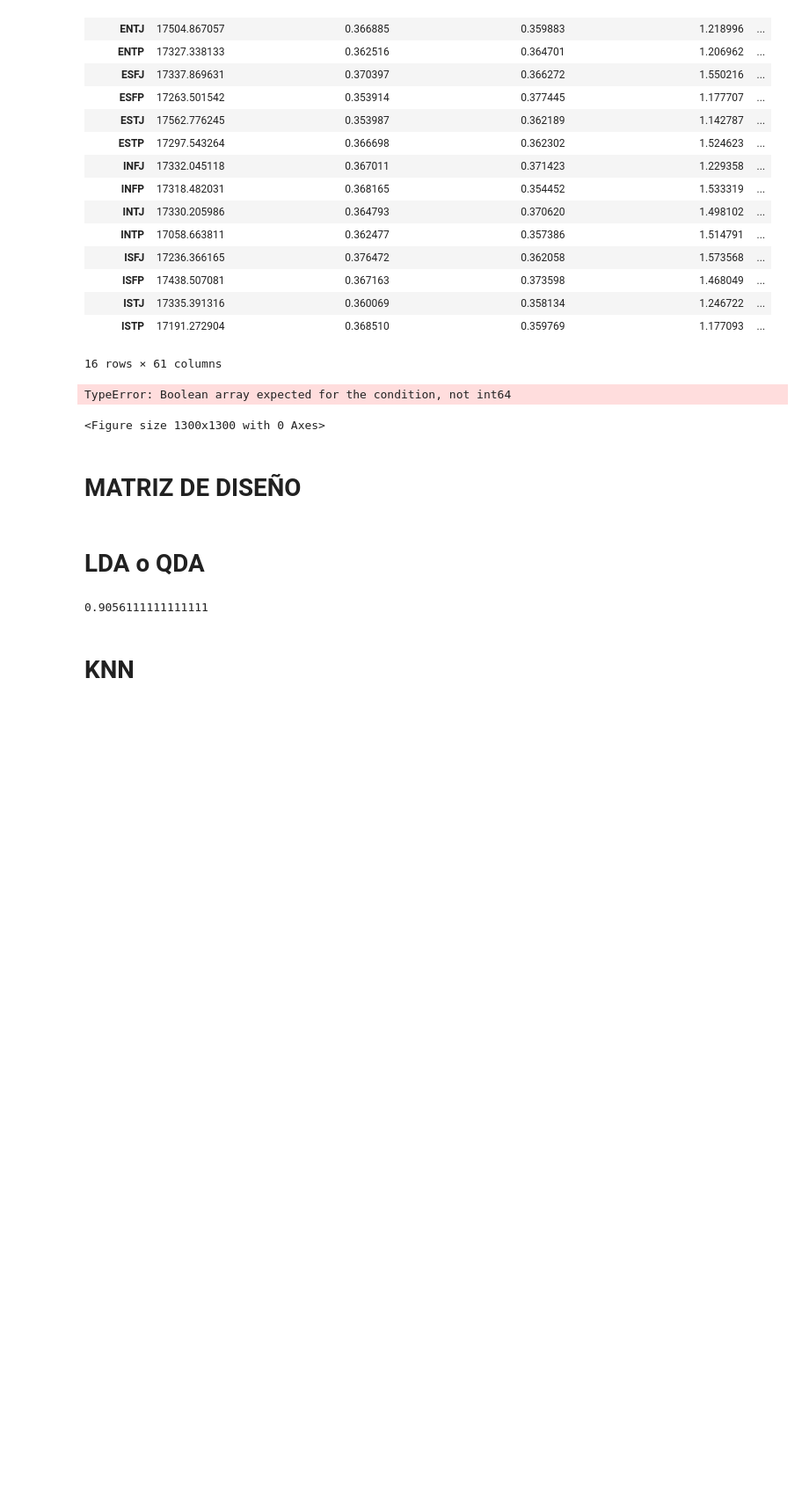
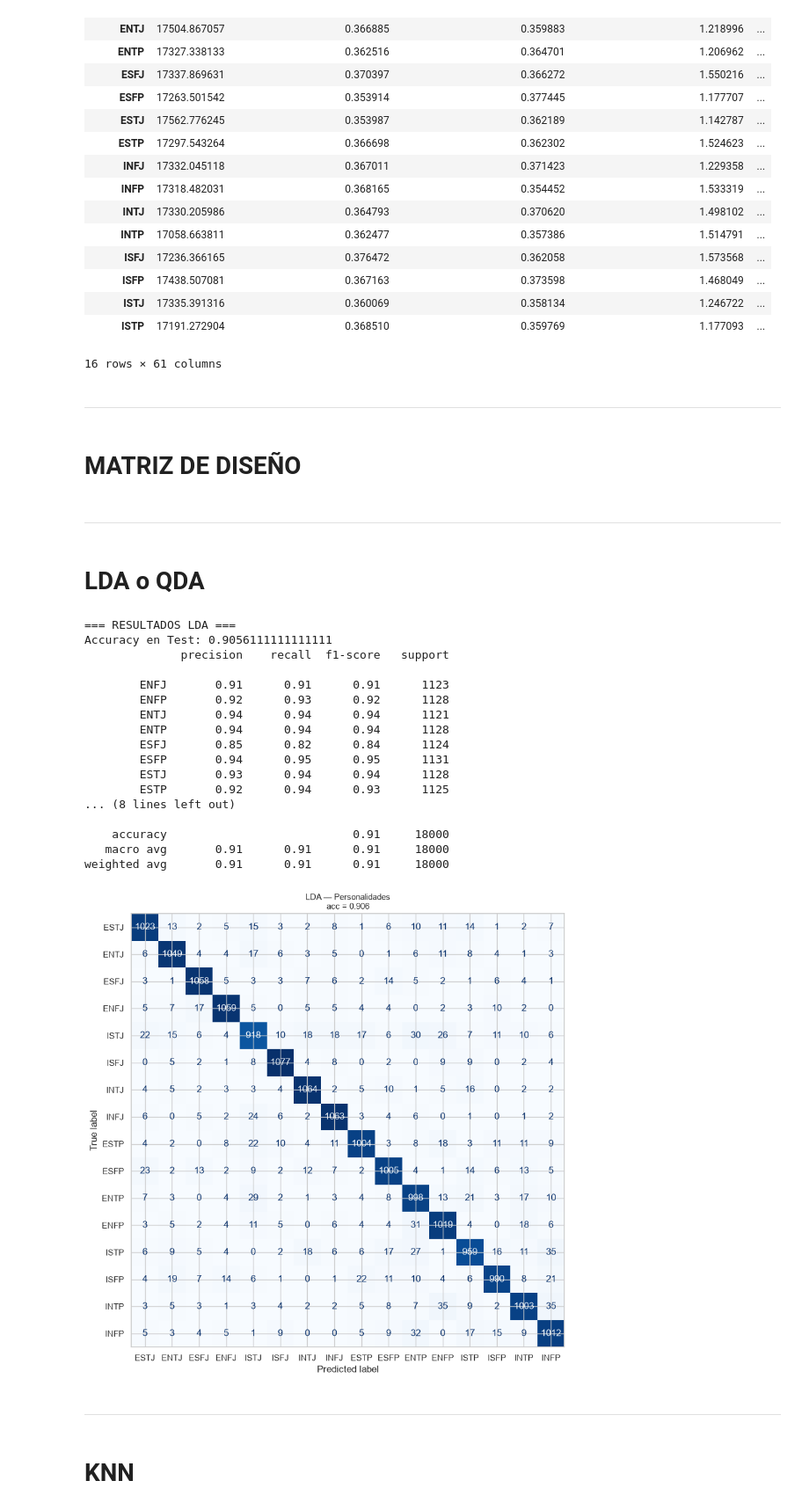
Before and after one commit to arantxavalenciaa/MarioKart_Classification_ML, a Jupyter notebook: model2.ipynb, the cells around one changed output. Shown at 88% size. Cells and saved outputs as stored; diff of their text form; code cells hidden in the pictures; blank space fills up the shorter version.

```diff
--- a/model2.ipynb
+++ b/model2.ipynb
@@ -116,15 +134,8 @@ df.groupby("Personality").std()
 | ISTJ | 17335.391316 | 0.360069 | 0.358134 | 1.246722 | ... |
 | ISTP | 17191.272904 | 0.368510 | 0.359769 | 1.177093 | ... |
 16 rows × 61 columns
-# %%
-numerical_features = df.drop(columns="Personality")
-plt.figure(figsize=(13, 13))
-sns.heatmap(df[numerical_features].corr(), annot=True, fmt=".2f", cmap="coolwarm")
-plt.title("Correlacion entre variables numericas")
-plt.show()
-# %% [output]
-TypeError: Boolean array expected for the condition, not int64
-<Figure size 1300x1300 with 0 Axes>
+# %% [markdown]
+---
 # %% [markdown]
 # MATRIZ DE DISEÑO
 # %%
@@ -139,6 +150,8 @@ X_train, X_test, y_train, y_test = train_test_split(
 scaler = StandardScaler()
 X_train_s = pd.DataFrame(scaler.fit_transform(X_train), columns=X.columns, index=X_train.index)
 X_test_s = pd.DataFrame(scaler.transform(X_test), columns=X.columns, index=X_test.index)
+# %% [markdown]
+---
 # %% [markdown]
 # LDA o QDA
 # %%
@@ -148,7 +162,46 @@ y_pred_lda = LDA_model.predict(X_test_s)
 # %%
-print(accuracy_score(y_test, y_pred_lda))
+class_names = ['ESTJ', 'ENTJ','ESFJ','ENFJ','ISTJ','ISFJ','INTJ',
+               'INFJ','ESTP','ESFP','ENTP','ENFP','ISTP','ISFP',
+               'INTP','INFP']
+
+print(f"=== RESULTADOS LDA ===")
+print(f"Accuracy en Test: {acc_lda}")
+print(classification_report(y_test, y_pred_lda))
+
+# Matriz de Confusión estilo Lab
+fig, ax = plt.subplots(figsize=(13, 9))
+ConfusionMatrixDisplay.from_predictions(
+    y_test, y_pred_lda,
+    display_labels=class_names,
+    cmap="Blues",
+    values_format="d",
+    ax=ax,
+    colorbar=False
+)
+ax.set_title(f"LDA — Personalidades\nacc = {acc_lda:.3f}", fontsize=11)
+plt.tight_layout()
+plt.show()
 # %% [output]
-0.9056111111111111
+=== RESULTADOS LDA ===
+Accuracy en Test: 0.9056111111111111
+              precision    recall  f1-score   support
+
+        ENFJ       0.91      0.91      0.91      1123
+        ENFP       0.92      0.93      0.92      1128
+        ENTJ       0.94      0.94      0.94      1121
+        ENTP       0.94      0.94      0.94      1128
+        ESFJ       0.85      0.82      0.84      1124
+        ESFP       0.94      0.95      0.95      1131
+        ESTJ       0.93      0.94      0.94      1128
+        ESTP       0.92      0.94      0.93      1125
+... (8 lines left out)
+
+    accuracy                           0.91     18000
+   macro avg       0.91      0.91      0.91     18000
+weighted avg       0.91      0.91      0.91     18000
+[figure, added]
+# %% [markdown]
+---
 # %% [markdown]
 # KNN
 # %%
```
Also changed, not shown: parts of 18 cells of this notebook, 1 other file.
